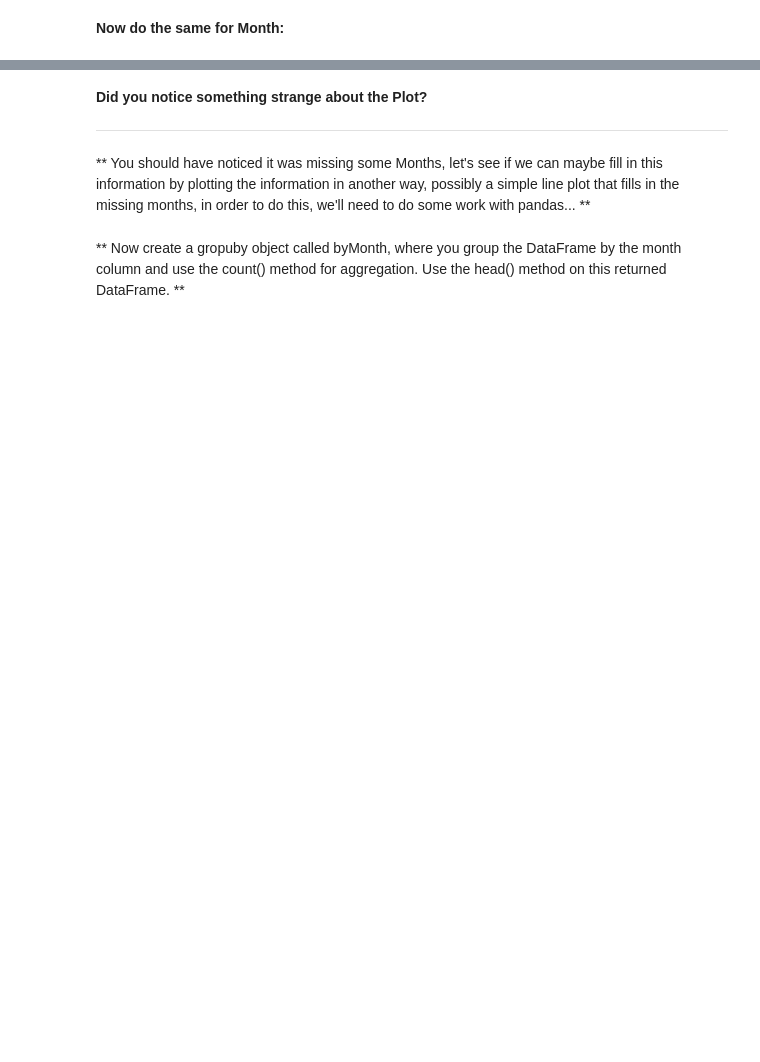
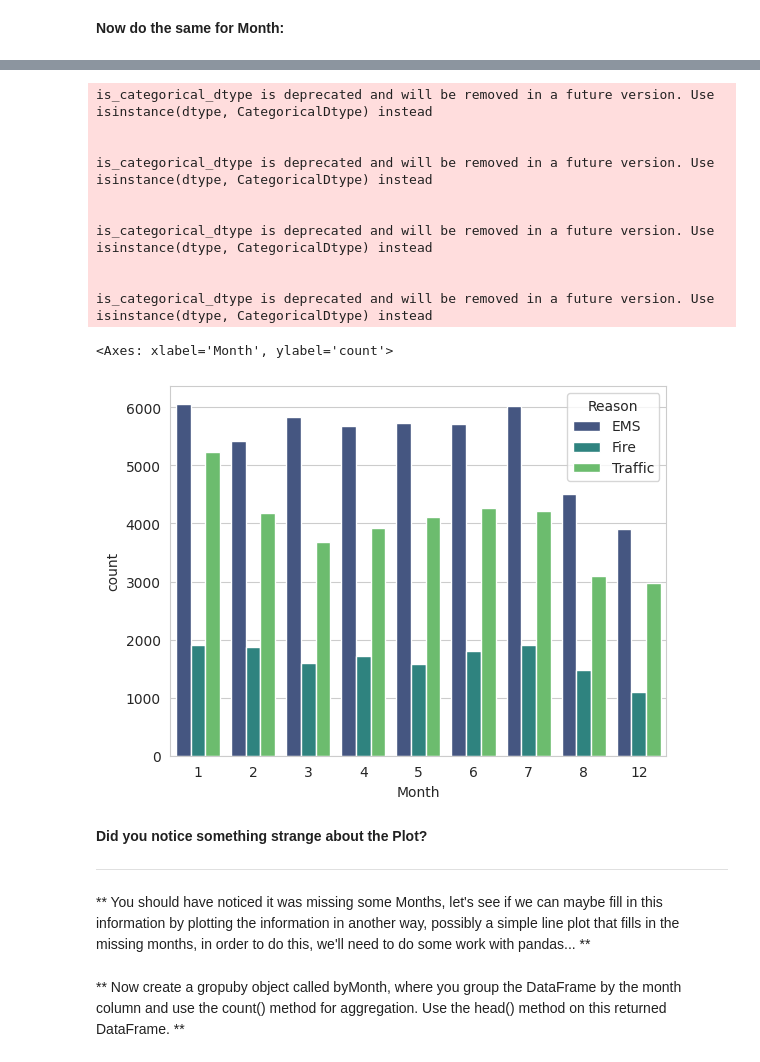
Before and after one commit to Arjob-Das/Machine-Learning-Basics, a Jupyter notebook: 07-Data Capstone Projects/01-911 Calls Data Capstone Project.ipynb, the cells around one changed output, grey strips where cells are left out. Drawn from its saved outputs; the diff is of its cells as text; code cells hidden in the pictures; blank space fills up the shorter version.

```diff
--- a/07-Data Capstone Projects/01-911 Calls Data Capstone Project.ipynb
+++ b/07-Data Capstone Projects/01-911 Calls Data Capstone Project.ipynb
@@ -155,3 +214,18 @@ str
+# %%
+sns.countplot(x='Month', data=df, hue='Reason', palette='viridis')
+# %% [output]
+is_categorical_dtype is deprecated and will be removed in a future version. Use isinstance(dtype, CategoricalDtype) instead
+
+
+is_categorical_dtype is deprecated and will be removed in a future version. Use isinstance(dtype, CategoricalDtype) instead
+
+
+is_categorical_dtype is deprecated and will be removed in a future version. Use isinstance(dtype, CategoricalDtype) instead
+
+
+is_categorical_dtype is deprecated and will be removed in a future version. Use isinstance(dtype, CategoricalDtype) instead
+<Axes: xlabel='Month', ylabel='count'>
+[figure, added]
 # %% [markdown]
 **Did you notice something strange about the Plot?**
 
```
Also changed, not shown: parts of 42 cells of this notebook.
